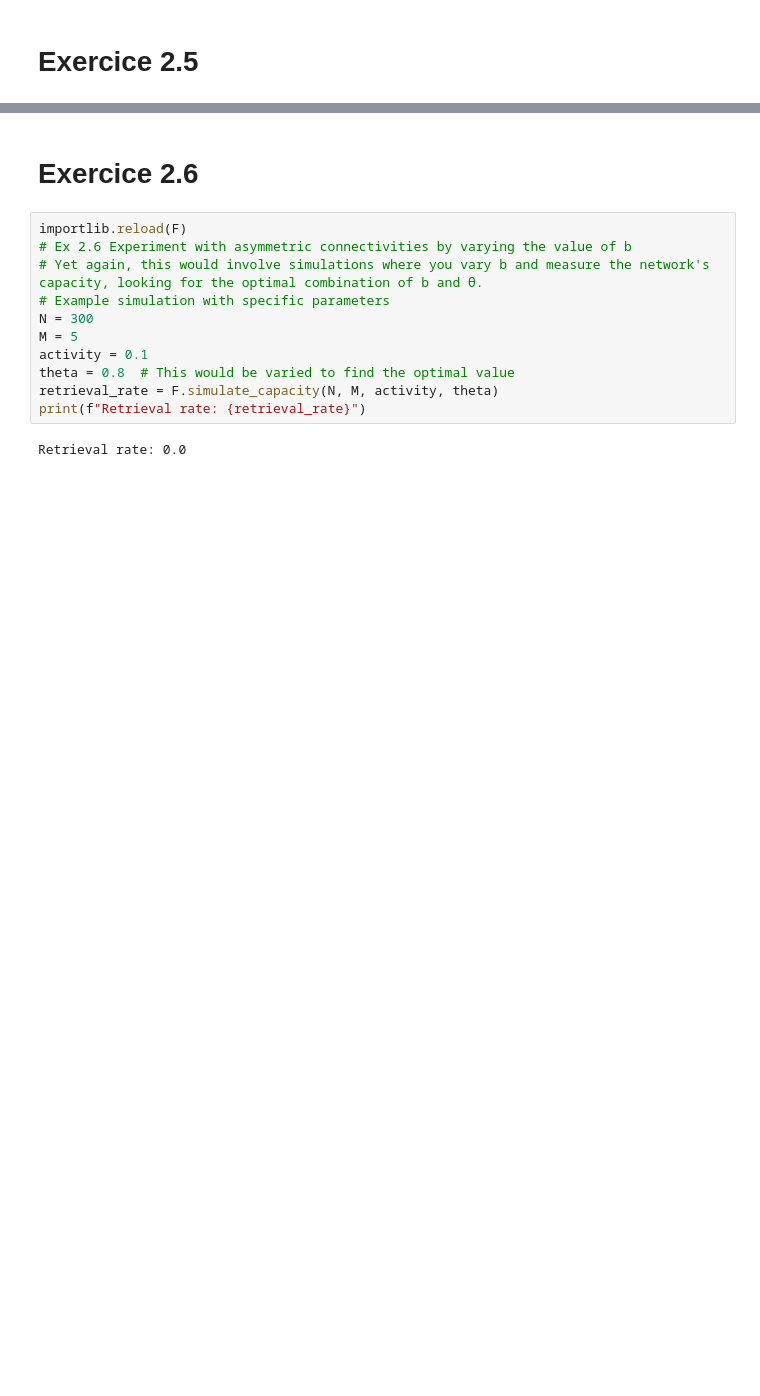
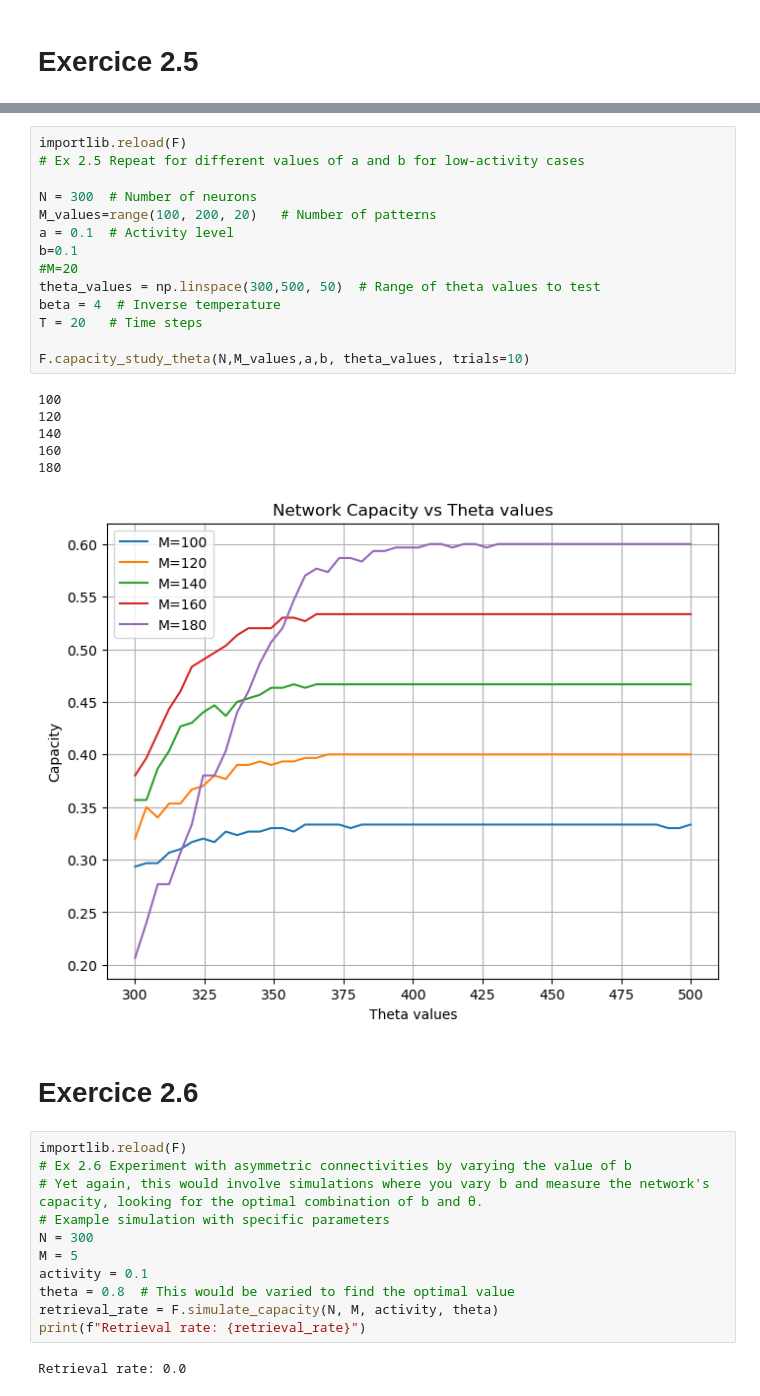
Before and after one commit to AdrienFeillard/CNNN-project, a Jupyter notebook: Exo2.ipynb, the cells around one changed output, grey strips where cells are left out. Saved outputs shown, nothing was run; the diff lists cells and outputs as text; blank space fills up the shorter version.

```diff
--- a/Exo2.ipynb
+++ b/Exo2.ipynb
@@ -189,3 +201,24 @@ plt.show()
+# %%
+importlib.reload(F)
+# Ex 2.5 Repeat for different values of a and b for low-activity cases
+
+N = 300  # Number of neurons
+M_values=range(100, 200, 20)   # Number of patterns
+a = 0.1  # Activity level
+b=0.1
+#M=20
+theta_values = np.linspace(300,500, 50)  # Range of theta values to test
+beta = 4  # Inverse temperature
+T = 20   # Time steps
+
+F.capacity_study_theta(N,M_values,a,b, theta_values, trials=10)
+# %% [output]
+100
+120
+140
+160
+180
+[figure, added]
 # %% [markdown]
 # Exercice 2.6
 # %%
```
Also changed, not shown: parts of 6 cells of this notebook, 11 other files.
